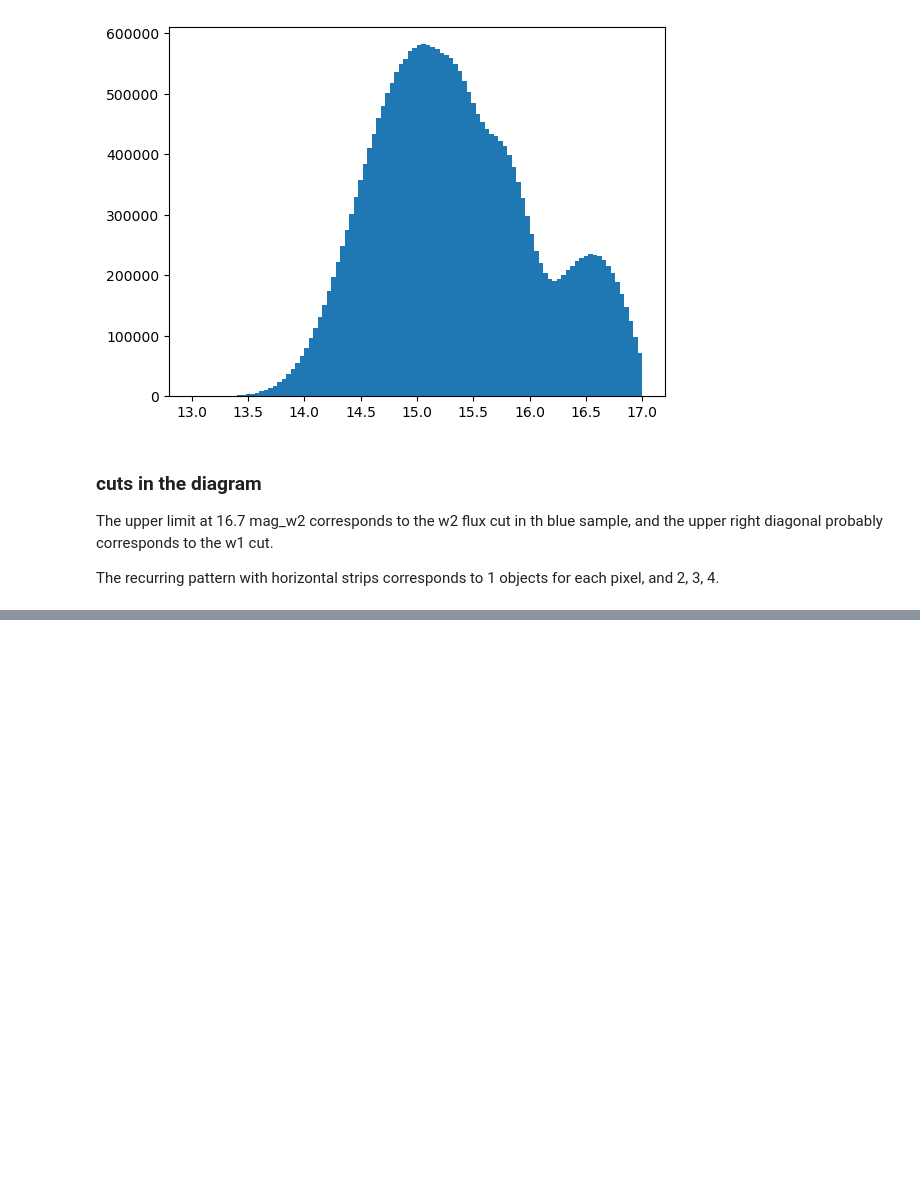
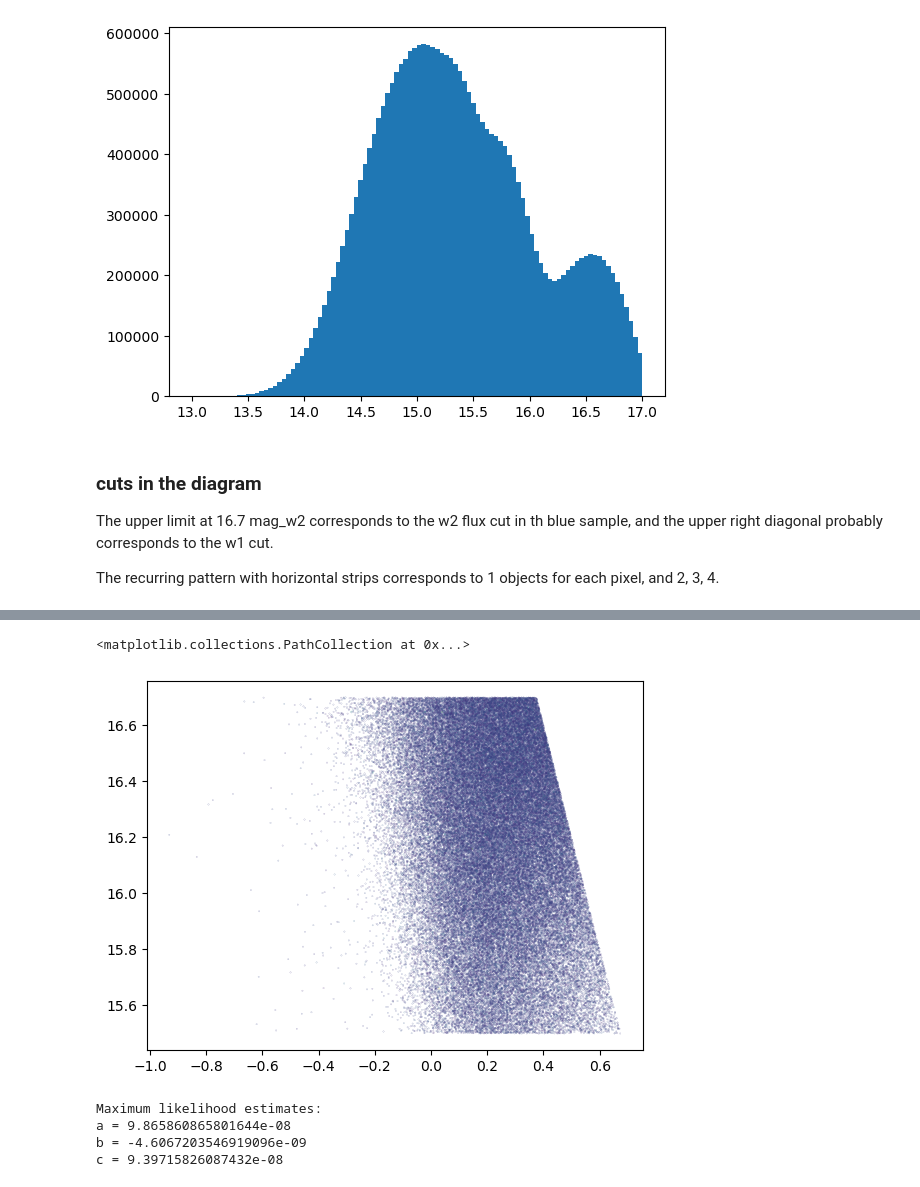
Before and after one commit to Zguandi/unWISE_SZ, a Jupyter notebook: unWISE_flux_map.ipynb, the cells around one changed output, grey strips where cells are left out. Drawn from its saved outputs; the diff is of its cells as text; code cells hidden in the pictures; blank space fills up the shorter version.

```diff
--- a/unWISE_flux_map.ipynb
+++ b/unWISE_flux_map.ipynb
@@ -130,0 +120,7 @@ hp.mollview(galmask)
+# %%
+from assets import deprojection_index
+
+ymap_name_list,ymap_path_list = deprojection_index.get_ymap_index_planck(2)
+
+# load the default ymap with CIB dbetadT deprojection
+ymap = hp.read_map(ymap_path_list[0])
@@ -130,0 +132,47 @@ hp.mollview(galmask)
+# %%
+maske_sample = maskPlanckWise & (numcounts==1)
+
+sample_LW1 = flux_w1[maske_sample]
+sample_LW2 = flux_w2[maske_sample]
+sample_c12 = c12[maske_sample]
+sample_ymap = ymap[maske_sample]
+
+sample_mag_LW1 = 22.5-2.5*np.log10(sample_LW1)
+sample_mag_LW2 = 22.5-2.5*np.log10(sample_LW2)
+# %%
+colors = (sample_ymap-np.min(sample_ymap))/(np.max(sample_ymap)-np.min(sample_ymap))
+plt.scatter(sample_c12[:100000],sample_mag_LW2[:100000],c=colors[:100000],s=0.01,cmap='viridis')
+# %% [output]
+<matplotlib.collections.PathCollection at 0x...>
+[figure, added]
+# %%
+def bilinear_model(x1,x2,a,b,c):
+    return a*x1 + b*x2 + c
+
+def log_probability(theta, x1, x2, y):
+    a, b, c = theta
+    model = bilinear_model(x1, x2, a, b, c)
+    # sigma = 0.1
+    return 0.5 * np.sum((y - model) ** 2)
+
+from scipy.optimize import minimize
+
+x1 = sample_c12
+x2 = sample_mag_LW2
+y = sample_ymap
+
+initial = np.array([1E-7, 1E-7, 1E-7])
+
+soln = minimize(log_probability, initial, args=(x1, x2, y))
+
+a_ml, b_ml, c_ml = soln.x
+
+print("Maximum likelihood estimates:")
+print("a = {}".format(a_ml))
+print("b = {}".format(b_ml))
+print("c = {}".format(c_ml))
+# %% [output]
+Maximum likelihood estimates:
+a = 9.865860865801644e-08
+b = -4.6067203546919096e-09
+c = 9.39715826087432e-08
```
Also changed, not shown: parts of 6 cells of this notebook, 5 other files.
